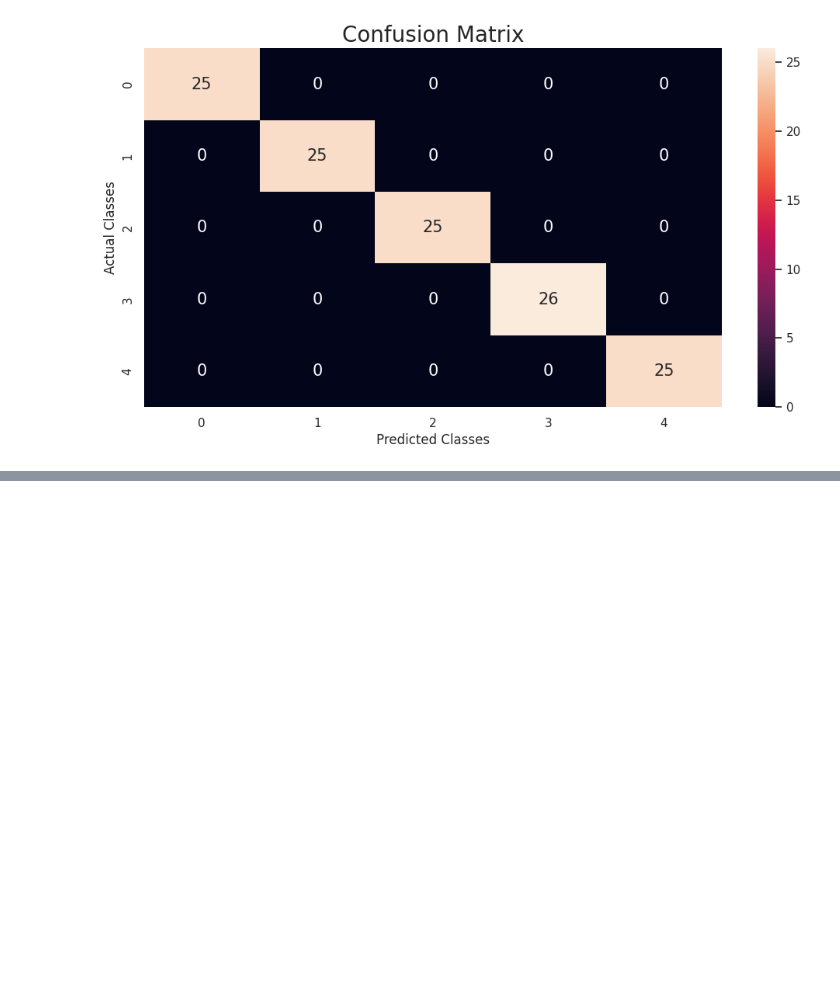
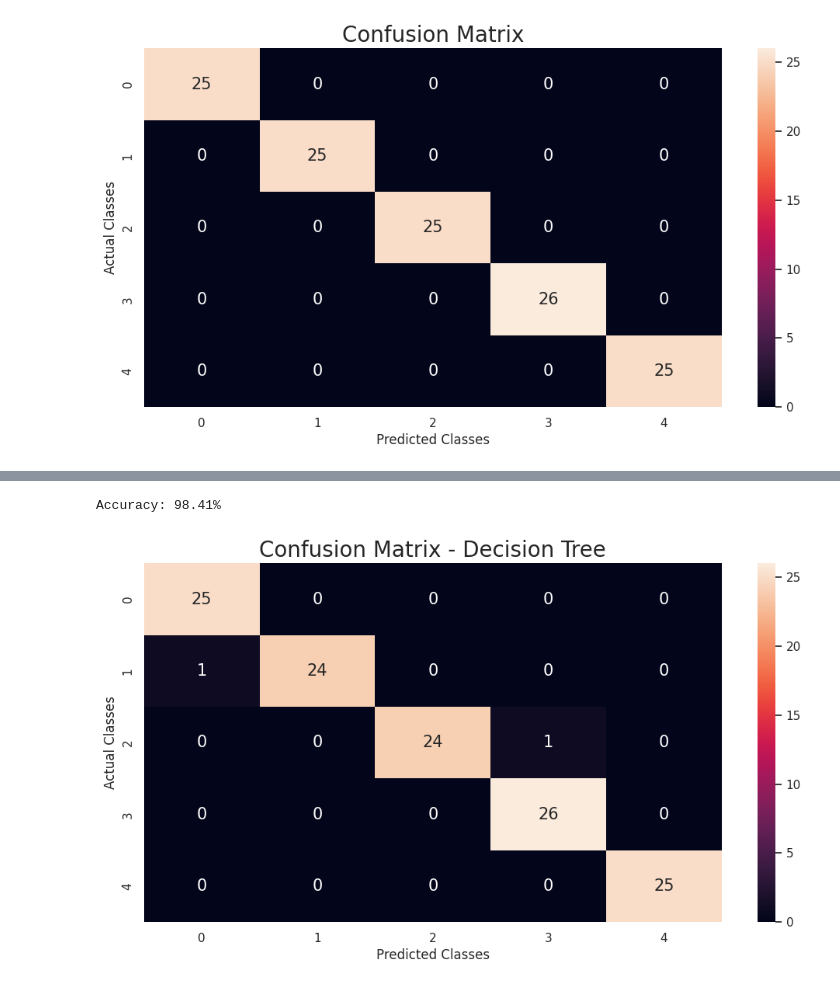
Before and after one commit to mvagusta1000/suman-ml-project, a Jupyter notebook: human-stress-detection.ipynb, the cells around one changed output, grey strips where cells are left out. Saved outputs shown, nothing was run; the diff lists cells and outputs as text; code cells hidden in the pictures; blank space fills up the shorter version.

```diff
--- a/human-stress-detection.ipynb
+++ b/human-stress-detection.ipynb
@@ -258,0 +427,53 @@ validation accuracy
+# %%
+import numpy as np
+import pandas as pd
+import matplotlib.pyplot as plt
+import seaborn as sns
+import warnings
+from mlxtend.preprocessing import minmax_scaling
+from sklearn.model_selection import train_test_split
+from sklearn.tree import DecisionTreeClassifier
+from sklearn.metrics import accuracy_score, confusion_matrix
+
+warnings.filterwarnings('ignore')
+
+# Load the data
+data = pd.read_csv('/kaggle/input/human-stress-detection-in-and-through-sleep/SaYoPillow.csv')
+
+# Rename columns for clarity
+data.rename(columns={'sr': 'snoring rate', 'rr':'respiration rate', 't': 'body temperature', 'lm':'limb movement',
+                     'bo':'blood oxygen', 'rem':'eye movement', 'sr.1':'sleeping hours', 'hr':'heart rate',
+                     'sl':'stress level'}, inplace=True)
+
+# Scale the features
+X = data.drop('stress level', axis=1)
+y = pd.DataFrame(data['stress level'])
+X_scaled = minmax_scaling(X, columns=X.columns)
+
+# Split the data into training and validation sets
+X_train, X_valid, y_train, y_valid = train_test_split(X_scaled, y, train_size=0.8, test_size=0.2, random_state=42,
+                                                      stratify=y, shuffle=True)
+
+# Initialize and train the Decision Tree model
+dtc = DecisionTreeClassifier()
+dtc.fit(X_train, y_train)
+y_pred = dtc.predict(X_valid)
+
+# Calculate the accuracy
+accuracy = accuracy_score(y_valid, y_pred)
+print(f'Accuracy: {accuracy * 100:.2f}%')
+
+# Generate the confusion matrix
+cm = confusion_matrix(y_valid, y_pred)
+cm_dataframe = pd.DataFrame(cm, columns=dtc.classes_, index=dtc.classes_)
+
+# Plot the confusion matrix
+plt.figure(figsize=(12, 6))
+p = sns.heatmap(cm_dataframe, annot=True, fmt="d", annot_kws={"fontsize":15})
+p.set_title('Confusion Matrix - Decision Tree', fontsize=20)
+p.set_xlabel('Predicted Classes')
+p.set_ylabel('Actual Classes')
+plt.show()
+# %% [output]
+Accuracy: 98.41%
+[figure, added]
```
Also changed, not shown: parts of 10 cells of this notebook.
